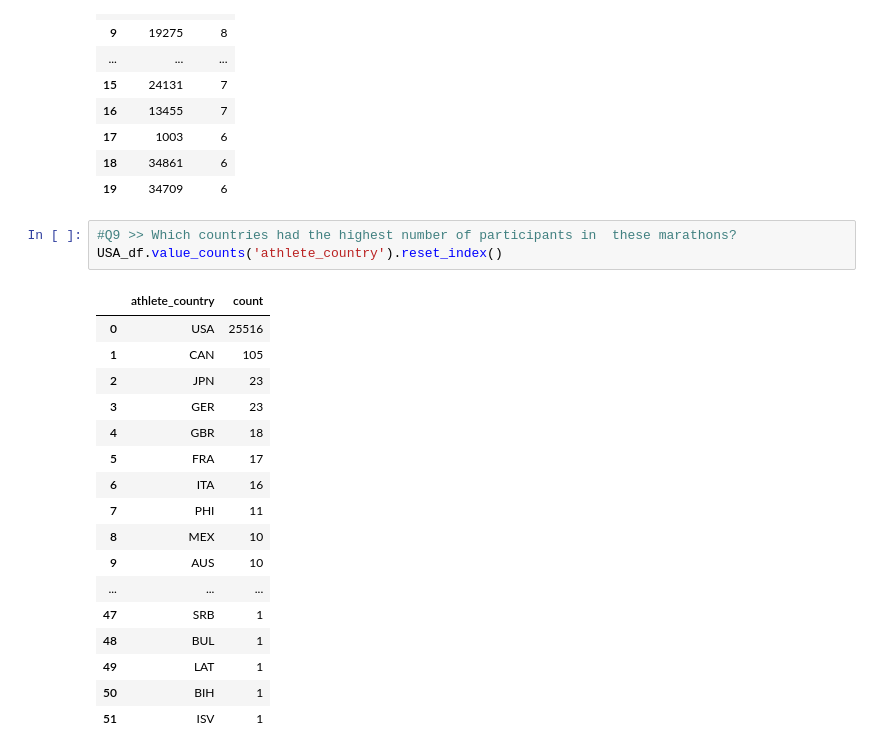
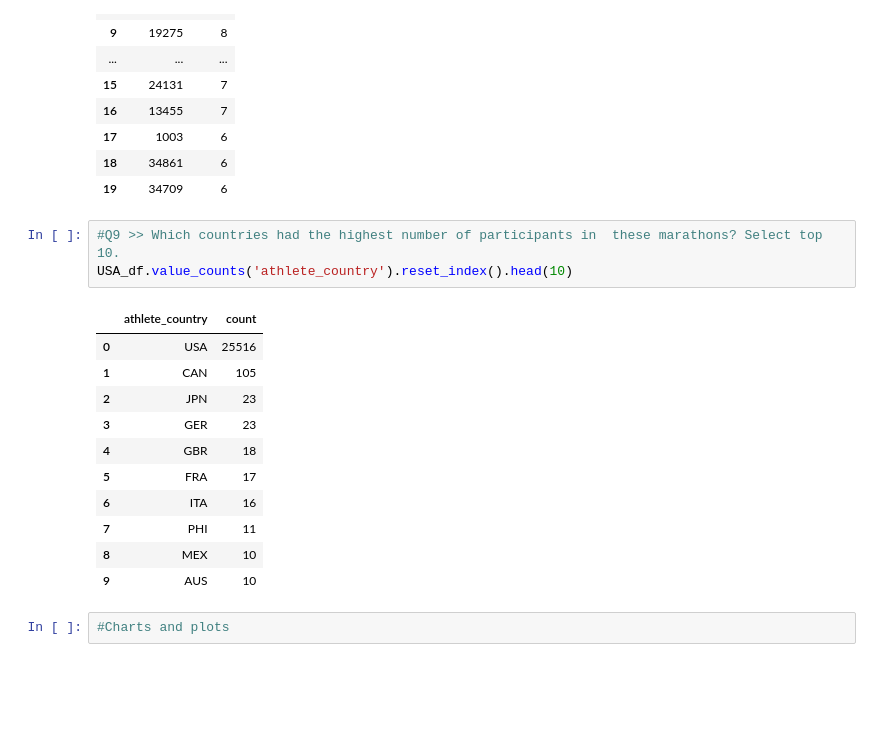
Before and after one commit to maedeh-dqn/ultra_marathon_project, a Jupyter notebook: Analyis.ipynb, the cells around one changed output. Drawn from its saved outputs; the diff is of its cells as text; blank space fills up the shorter version.

Commit message:
creating plots

```diff
--- a/Analyis.ipynb
+++ b/Analyis.ipynb
@@ -333,23 +333,19 @@ USA_df.value_counts('athlete_id').reset_index()
 | 18 | 34861 | 6 |
 | 19 | 34709 | 6 |
 # %%
-#Q9 >> Which countries had the highest number of participants in  these marathons?
-USA_df.value_counts('athlete_country').reset_index()
+#Q9 >> Which countries had the highest number of participants in  these marathons? Select top 10.
+USA_df.value_counts('athlete_country').reset_index().head(10)
 # %% [output]
 |  | athlete_country | count |
 | 0 | USA | 25516 |
 | 1 | CAN | 105 |
 | 2 | JPN | 23 |
 | 3 | GER | 23 |
 | 4 | GBR | 18 |
 | 5 | FRA | 17 |
 | 6 | ITA | 16 |
 | 7 | PHI | 11 |
 | 8 | MEX | 10 |
 | 9 | AUS | 10 |
-| ... | ... | ... |
-| 47 | SRB | 1 |
-| 48 | BUL | 1 |
-| 49 | LAT | 1 |
-| 50 | BIH | 1 |
-| 51 | ISV | 1 |
+# %%
+#Charts and plots
```
Also changed, not shown: parts of 1 cell of this notebook.
